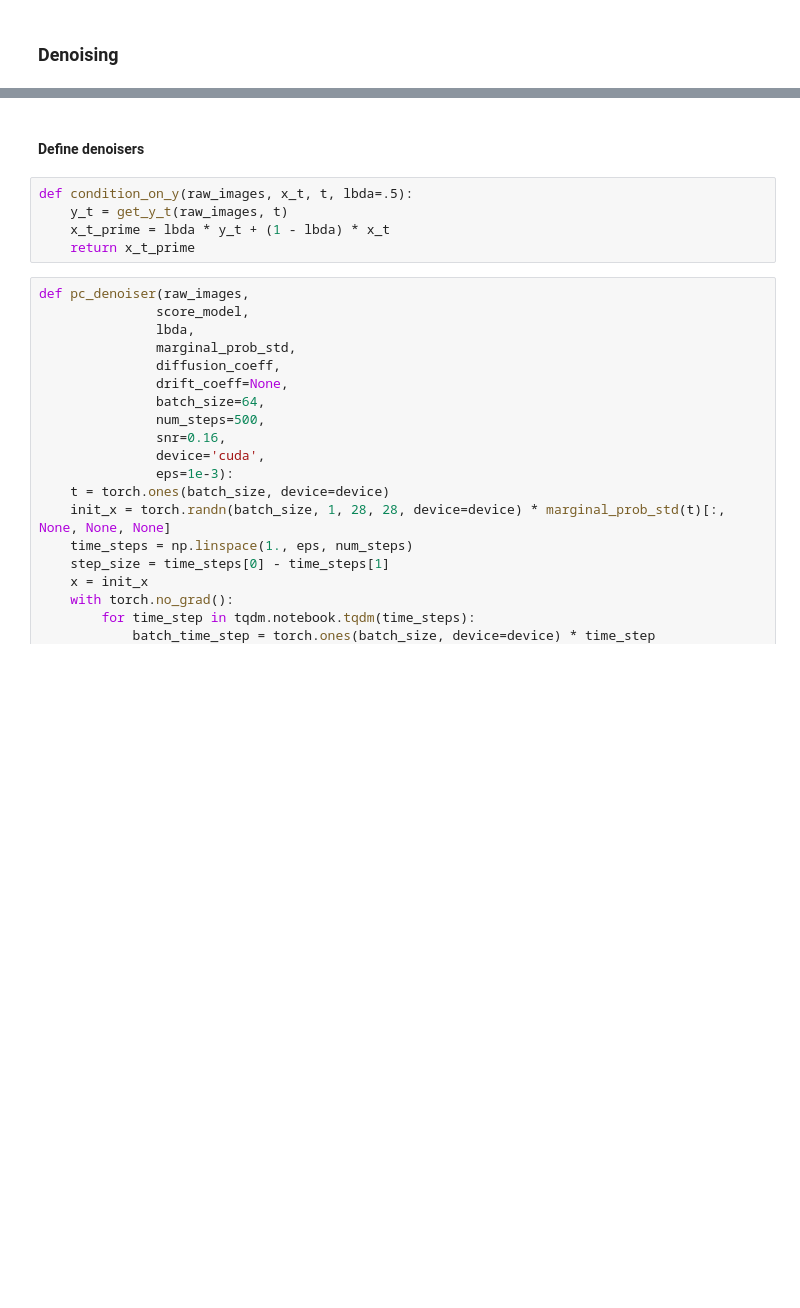
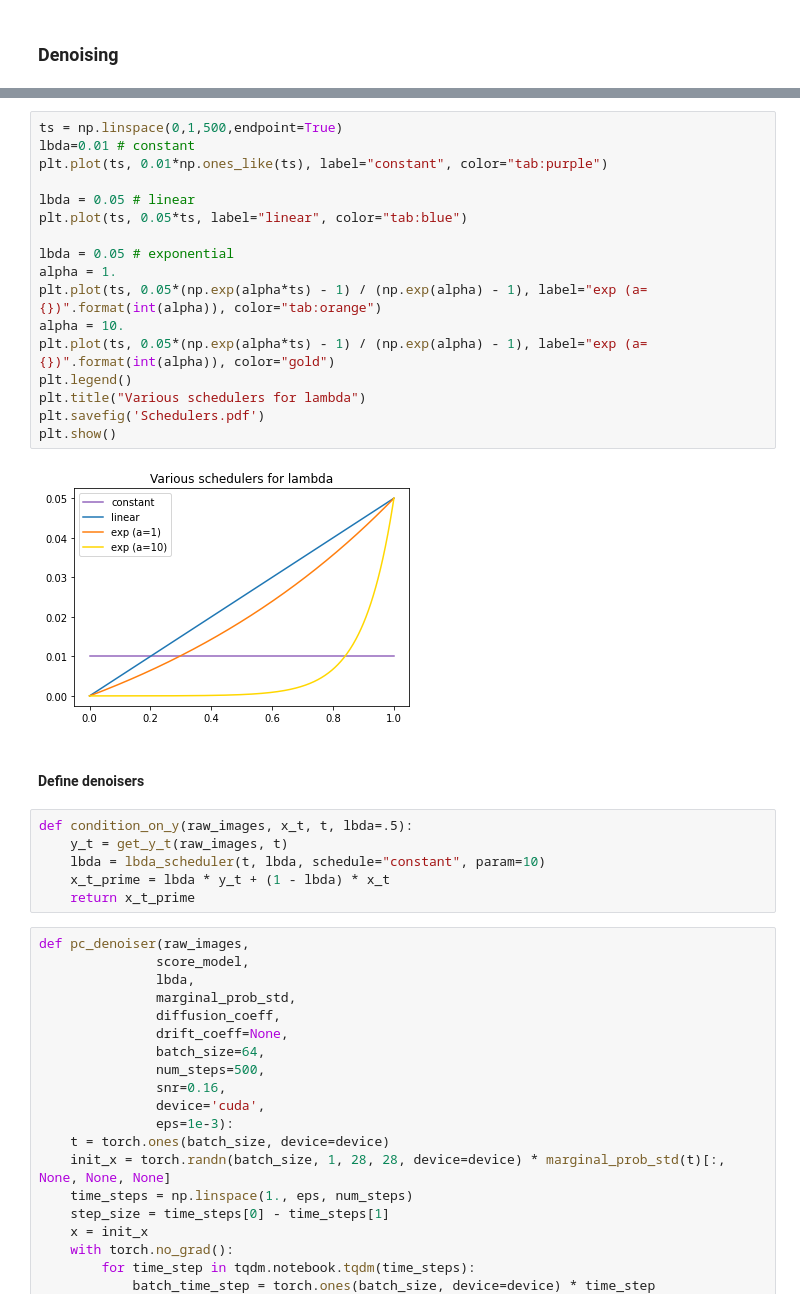
Before and after one commit to snigdhasaha7/diffusion-for-photoacoustic, a Jupyter notebook: week 5 - denoising MNIST with score model.ipynb, the cells around one changed output, grey strips where cells are left out. Cells and saved outputs as stored; diff of their text form; blank space fills up the shorter version.

```diff
--- a/week 5 - denoising MNIST with score model.ipynb
+++ b/week 5 - denoising MNIST with score model.ipynb
@@ -190,8 +218,28 @@ noisy_images = data[:num_images].to(device)
+# %%
+ts = np.linspace(0,1,500,endpoint=True)
+lbda=0.01 # constant
+plt.plot(ts, 0.01*np.ones_like(ts), label="constant", color="tab:purple")
+
+lbda = 0.05 # linear
+plt.plot(ts, 0.05*ts, label="linear", color="tab:blue")
+
+lbda = 0.05 # exponential
+alpha = 1.
+plt.plot(ts, 0.05*(np.exp(alpha*ts) - 1) / (np.exp(alpha) - 1), label="exp (a={})".format(int(alpha)), color="tab:orange")
+alpha = 10.
+plt.plot(ts, 0.05*(np.exp(alpha*ts) - 1) / (np.exp(alpha) - 1), label="exp (a={})".format(int(alpha)), color="gold")
+plt.legend()
+plt.title("Various schedulers for lambda")
+plt.savefig('Schedulers.pdf')
+plt.show()
+# %% [output]
+[figure, added]
 # %% [markdown]
 #### Define denoisers
 # %%
 def condition_on_y(raw_images, x_t, t, lbda=.5):
     y_t = get_y_t(raw_images, t)
+    lbda = lbda_scheduler(t, lbda, schedule="constant", param=10)
     x_t_prime = lbda * y_t + (1 - lbda) * x_t
     return x_t_prime
 # %%
```
Also changed, not shown: parts of 17 cells of this notebook.
